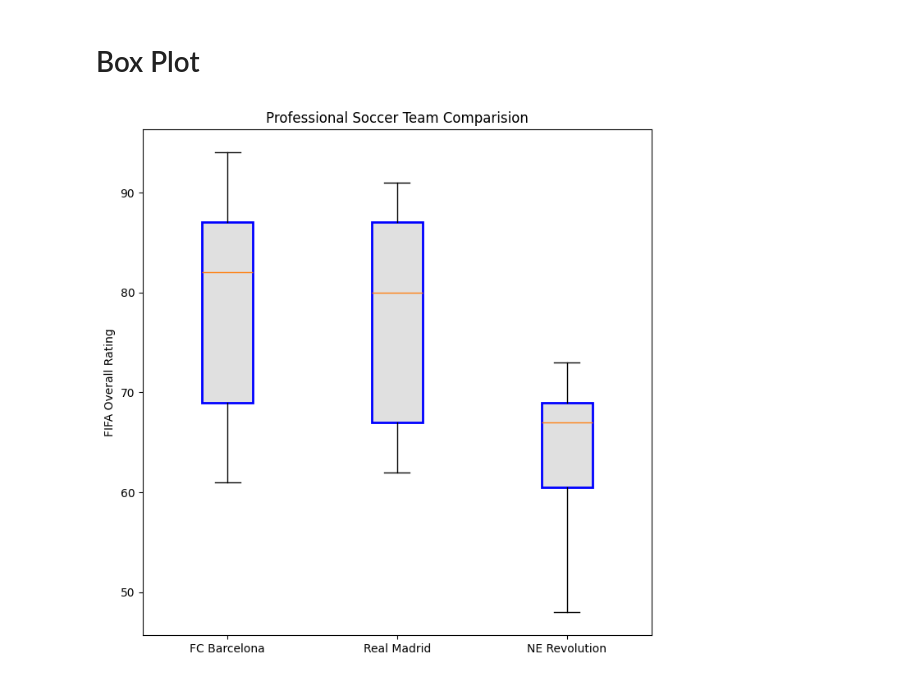
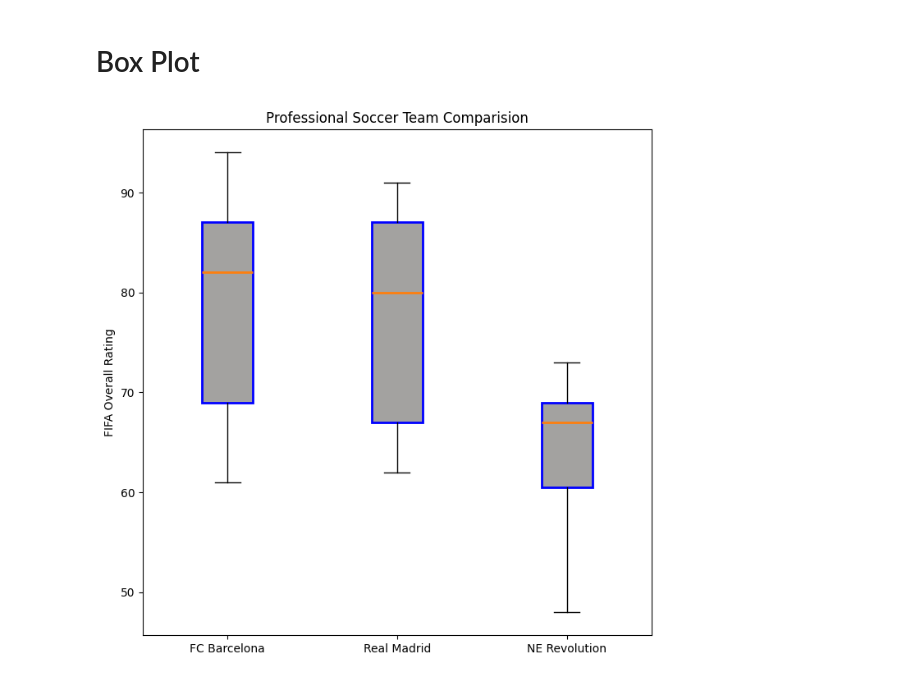
Before and after one commit to BalaSaiKoundinya5/Python-MatplotLib-Library-Practice, a Jupyter notebook: Python MatplotLib Library.ipynb, the cells around one changed output. Saved outputs shown, nothing was run; the diff lists cells and outputs as text; code cells hidden in the pictures.

```diff
--- a/Python MatplotLib Library.ipynb
+++ b/Python MatplotLib Library.ipynb
@@ -169,21 +169,21 @@ plt.show()
 # %%
 plt.style.use('default')
 
 plt.figure(figsize=(8,8))
 barcelona = fifa.loc[fifa.Club == 'FC Barcelona']['Overall']
 madrid = fifa.loc[fifa.Club == 'Real Madrid']['Overall']
 England = fifa.loc[fifa.Club == 'New England Revolution']['Overall']
 
 labels = ['FC Barcelona','Real Madrid','NE Revolution']
-boxes = plt.boxplot([barcelona,madrid,England],labels=labels,patch_artist=True)
+boxes = plt.boxplot([barcelona,madrid,England],labels=labels,patch_artist=True,medianprops={'linewidth':2})
 for box in boxes['boxes']:
     # Set edge color
     box.set(color='blue',linewidth=2)
 
     # Change Fill color
-    box.set(facecolor='#e0e0e0')
+    box.set(facecolor='#a3a2a0')
 plt.title('Professional Soccer Team Comparision')
 plt.ylabel('FIFA Overall Rating')
 plt.show()
 # %% [output]
-[figure, old version]
+[figure, new version]
```
